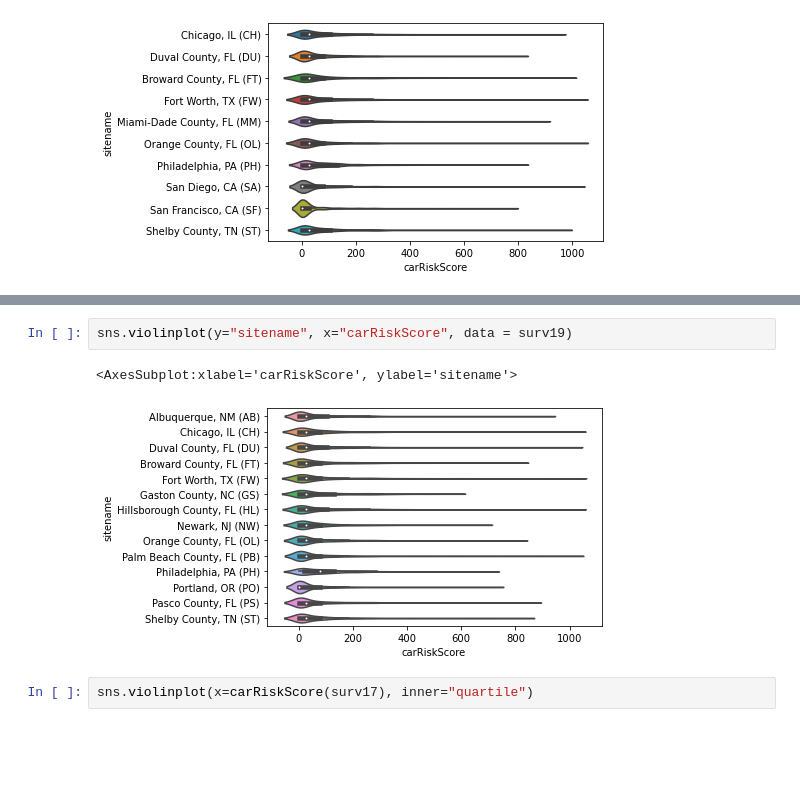
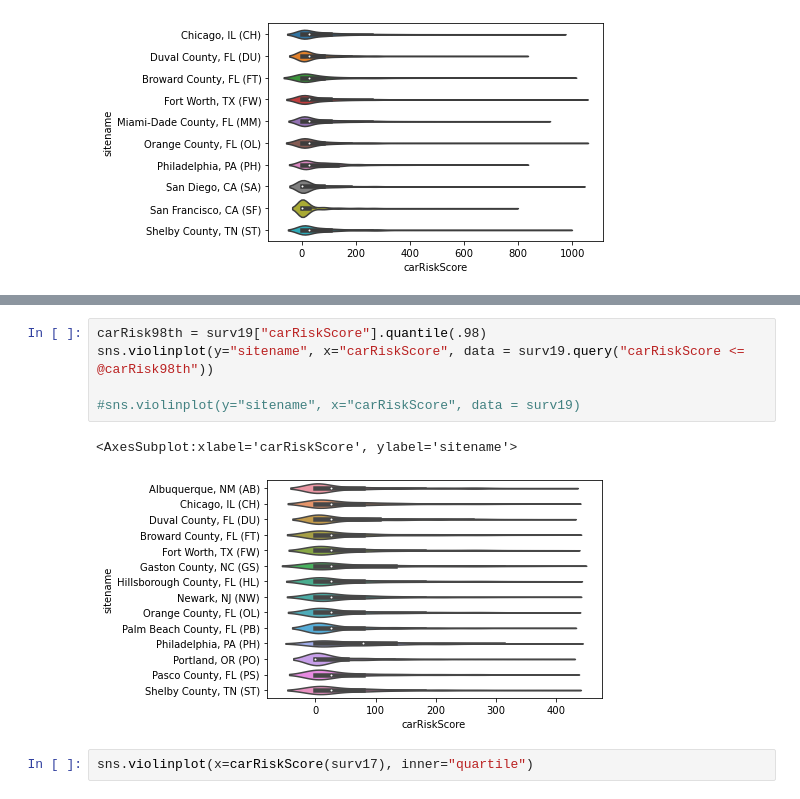
Before and after one commit to brodyee/STATS551_Project, a Jupyter notebook: eda/brodysEDA.ipynb, the cells around one changed output, grey strips where cells are left out. Cells and saved outputs as stored; diff of their text form; blank space fills up the shorter version.

```diff
--- a/eda/brodysEDA.ipynb
+++ b/eda/brodysEDA.ipynb
@@ -626,8 +634,11 @@ sns.violinplot(y="sitename", x="carRiskScore", data = surv17)
 # %%
-sns.violinplot(y="sitename", x="carRiskScore", data = surv19)
+carRisk98th = surv19["carRiskScore"].quantile(.98)
+sns.violinplot(y="sitename", x="carRiskScore", data = surv19.query("carRiskScore <= @carRisk98th"))
+
+#sns.violinplot(y="sitename", x="carRiskScore", data = surv19)
 # %% [output]
 <AxesSubplot:xlabel='carRiskScore', ylabel='sitename'>
-[figure, old version]
+[figure, new version]
 # %%
 sns.violinplot(x=carRiskScore(surv17), inner="quartile")
 # %% [output]
```
Also changed, not shown: parts of 26 cells of this notebook, 10 other files.
